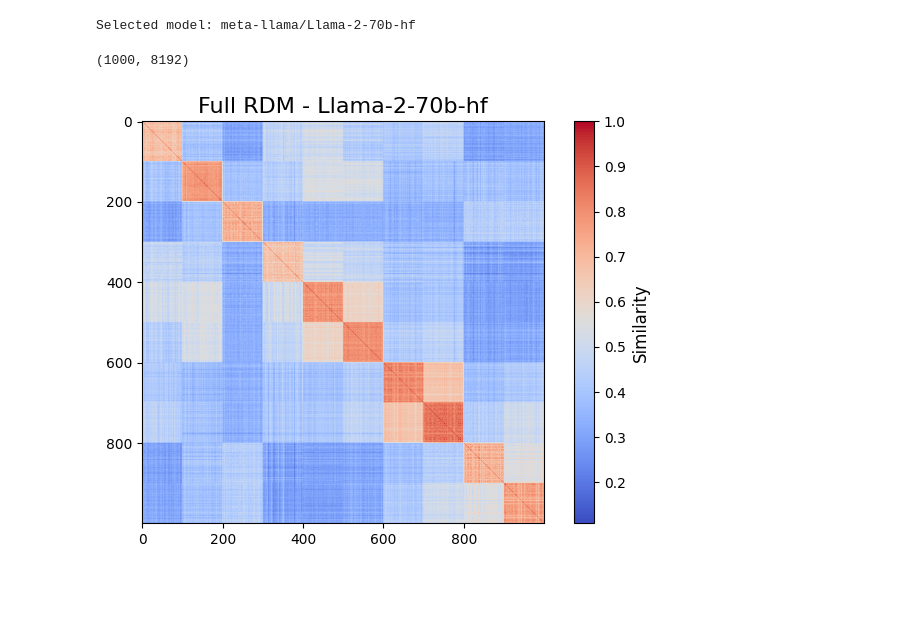
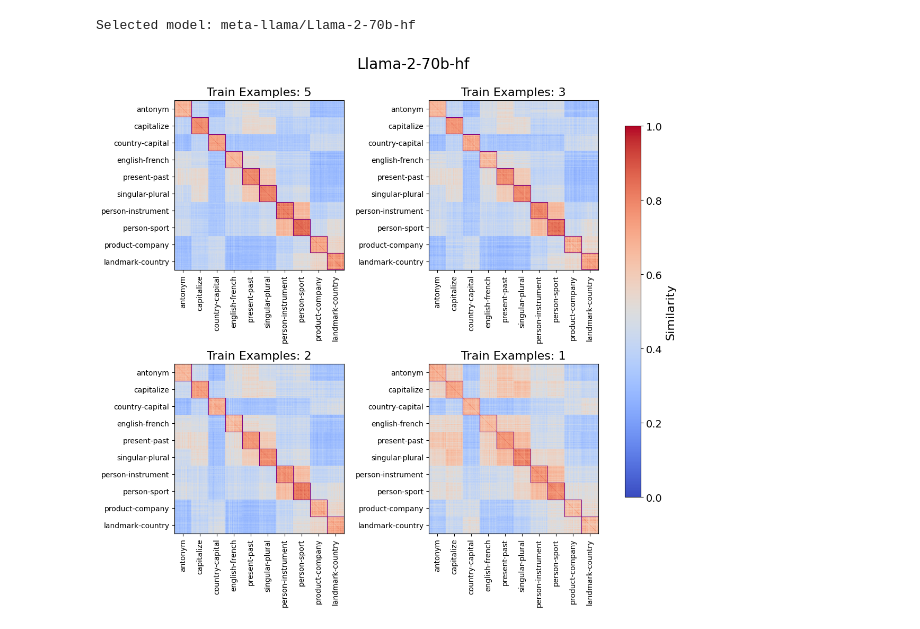
Before and after one commit to gucioopielka/concept_vectors, a Jupyter notebook: inspect_FVs.ipynb, the cells around one changed output. Drawn from its saved outputs; the diff is of its cells as text; code cells hidden in the pictures; blank space fills up the shorter version.

```diff
--- a/inspect_FVs.ipynb
+++ b/inspect_FVs.ipynb
@@ -35,5 +35,5 @@ print(f"Selected model: {model_name}\n")
 # %% [output]
 Selected model: meta-llama/Llama-2-70b-hf
 # %%
-results_path = f'{DATA_DIR}/{model.nickname}__{5}_n.pkl'
+results_path = f'{DATA_DIR}/{model.nickname}__{3}_n.pkl'
 data = pickle.load(open(results_path, 'rb'))
@@ -42,10 +40,38 @@ FVs = np.concatenate([data[dataset]['FVs'] for dataset in data.keys()])
-# %%
-FVs
-# %% [output]
-(1000, 8192)
-# %%
-full_rdm = get_RDM(FVs)
-
-plot_RDM_concept(full_rdm, title=f'Full RDM - {model.nickname}', rel_ticks=False)
-# %% [output]
-[figure, removed]
+# %%
+tasks = np.repeat(list(data.keys()), len(data[list(data.keys())[0]]['completions']))
+task_idx = get_unique_indices(pd.Series(tasks))
+# %%
+from matplotlib.cm import ScalarMappable
+from matplotlib.colors import Normalize
+
+n_train_sizes = [5,3,2,1]
+fig, axes = plt.subplots(nrows=2, ncols=2, figsize=(10, 10))
+axes_flat = axes.flatten()
+
+norm = Normalize(vmin=0, vmax=1)
+
+# Iterate over each RDM and plot it on the corresponding subplot
+for idx, ax in enumerate(axes_flat):
+    results_path = f'{DATA_DIR}/{model.nickname}__{n_train_sizes[idx]}_n.pkl'
+    data = pickle.load(open(results_path, 'rb'))
+    FVs = np.concatenate([data[dataset]['FVs'] for dataset in data.keys()])
+    rdm = get_RDM(FVs)
+    plot_RDM(rdm,
+             axis=ax,
+             title=f'Train Examples: {n_train_sizes[idx]}',
+             rel_indices=task_idx,
+             rel_ticks=True,
+             norm=norm,
+    )
+
+# Create a colorbar
+fig.subplots_adjust(right=0.85, left=0.05, bottom=0.05, top=0.93, wspace=0.5, hspace=0.3)
+cbar_ax = fig.add_axes([0.9, 0.15, 0.03, 0.7])
+cbar = fig.colorbar(ScalarMappable(norm=norm, cmap='coolwarm'), cax=cbar_ax)
+cbar.set_label('Similarity', fontsize=16)
+cbar.ax.tick_params(labelsize=14)
+
+plt.suptitle(model.nickname, fontsize=20)
+plt.show()
+# %% [output]
+[figure, added]
```
Also changed, not shown: parts of 2 cells of this notebook, 11 other files.
